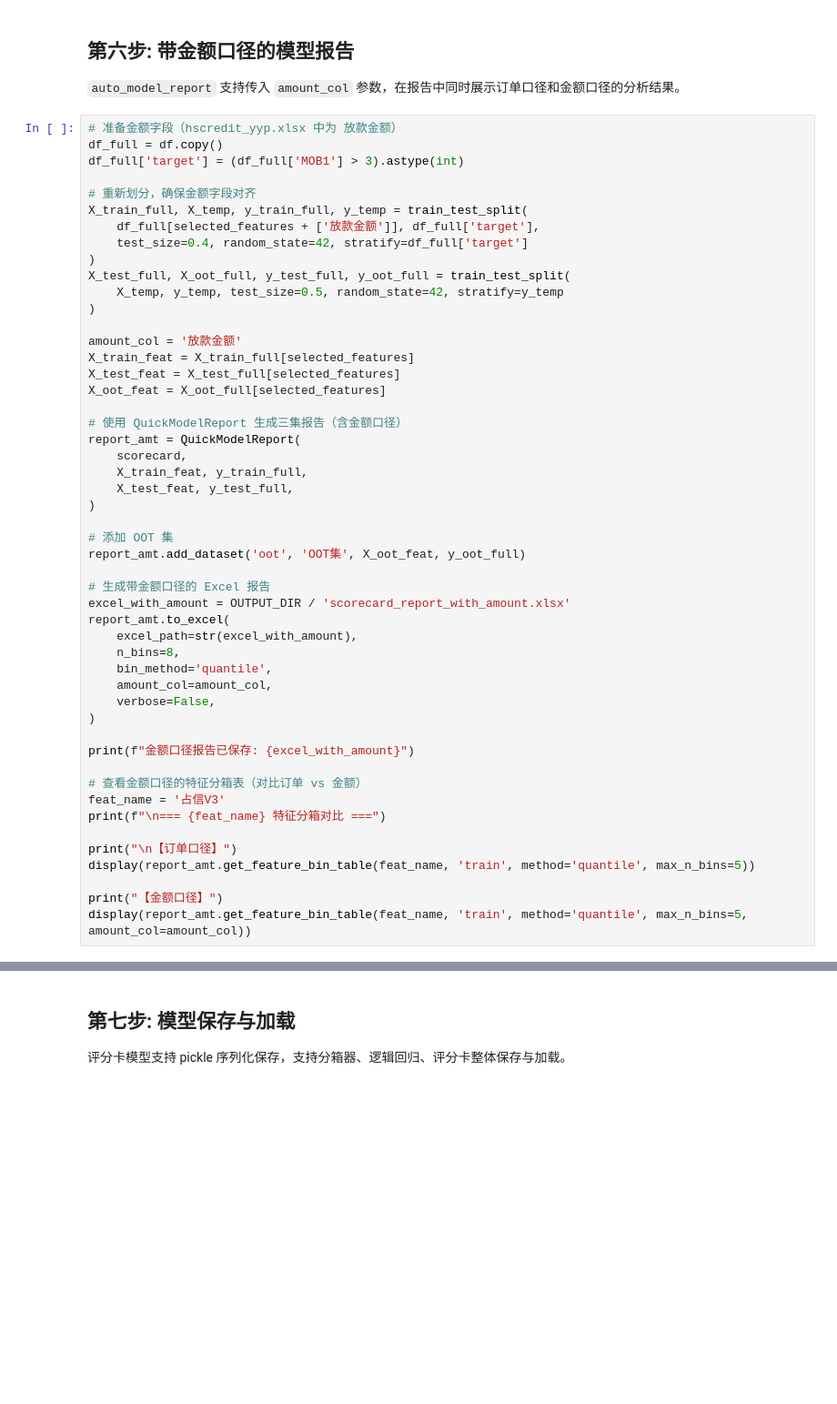
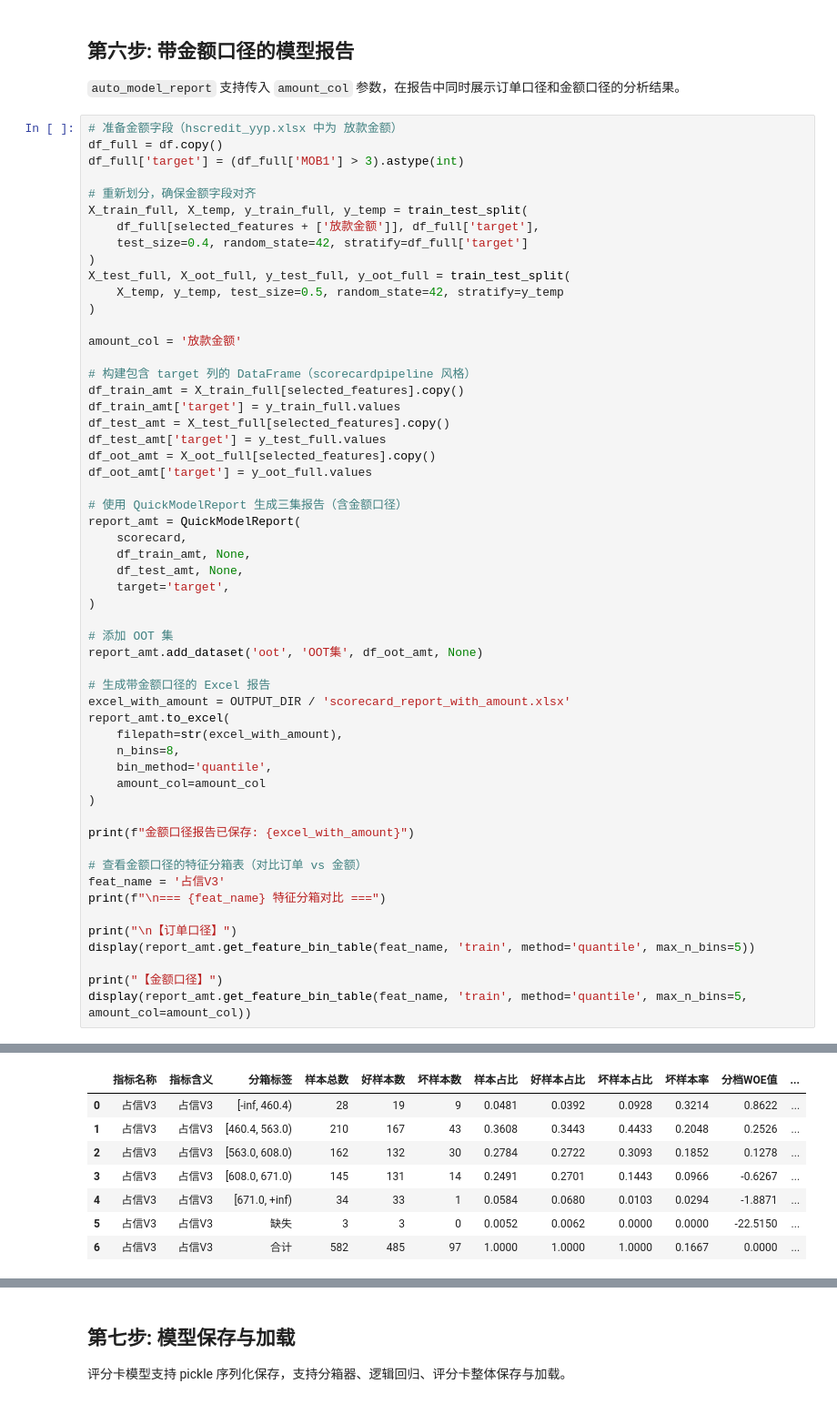
Before and after one commit to hengshu-credit/hscredit, a Jupyter notebook: examples/12_complete_workflow.ipynb, the cells around one changed output, grey strips where cells are left out. Shown at 91% size. Cells and saved outputs as stored; diff of their text form; blank space fills up the shorter version.

```diff
--- a/examples/12_complete_workflow.ipynb
+++ b/examples/12_complete_workflow.ipynb
@@ -688,28 +701,33 @@ X_test_full, X_oot_full, y_test_full, y_oot_full = train_test_split(
 )
 
 amount_col = '放款金额'
-X_train_feat = X_train_full[selected_features]
-X_test_feat = X_test_full[selected_features]
-X_oot_feat = X_oot_full[selected_features]
+
+# 构建包含 target 列的 DataFrame（scorecardpipeline 风格）
+df_train_amt = X_train_full[selected_features].copy()
+df_train_amt['target'] = y_train_full.values
+df_test_amt = X_test_full[selected_features].copy()
+df_test_amt['target'] = y_test_full.values
+df_oot_amt = X_oot_full[selected_features].copy()
+df_oot_amt['target'] = y_oot_full.values
 
 # 使用 QuickModelReport 生成三集报告（含金额口径）
 report_amt = QuickModelReport(
     scorecard,
-    X_train_feat, y_train_full,
-    X_test_feat, y_test_full,
+    df_train_amt, None,
+    df_test_amt, None,
+    target='target',
 )
 
 # 添加 OOT 集
-report_amt.add_dataset('oot', 'OOT集', X_oot_feat, y_oot_full)
+report_amt.add_dataset('oot', 'OOT集', df_oot_amt, None)
 
 # 生成带金额口径的 Excel 报告
 excel_with_amount = OUTPUT_DIR / 'scorecard_report_with_amount.xlsx'
 report_amt.to_excel(
-    excel_path=str(excel_with_amount),
+    filepath=str(excel_with_amount),
     n_bins=8,
     bin_method='quantile',
-    amount_col=amount_col,
-    verbose=False,
+    amount_col=amount_col
 )
 
 print(f"金额口径报告已保存: {excel_with_amount}")
@@ -723,3 +741,4 @@ display(report_amt.get_feature_bin_table(feat_name, 'train', method='quantile',
 
 print("【金额口径】")
 display(report_amt.get_feature_bin_table(feat_name, 'train', method='quantile', max_n_bins=5, amount_col=amount_col))
+# %% [output]
@@ -725,0 +751,8 @@ display(report_amt.get_feature_bin_table(feat_name, 'train', method='quantile',
+|  | 指标名称 | 指标含义 | 分箱标签 | 样本总数 | 好样本数 | 坏样本数 | 样本占比 | 好样本占比 | 坏样本占比 | 坏样本率 | 分档WOE值 | ... |
+| 0 | 占信V3 | 占信V3 | [-inf, 460.4) | 28 | 19 | 9 | 0.0481 | 0.0392 | 0.0928 | 0.3214 | 0.8622 | ... |
+| 1 | 占信V3 | 占信V3 | [460.4, 563.0) | 210 | 167 | 43 | 0.3608 | 0.3443 | 0.4433 | 0.2048 | 0.2526 | ... |
+| 2 | 占信V3 | 占信V3 | [563.0, 608.0) | 162 | 132 | 30 | 0.2784 | 0.2722 | 0.3093 | 0.1852 | 0.1278 | ... |
+| 3 | 占信V3 | 占信V3 | [608.0, 671.0) | 145 | 131 | 14 | 0.2491 | 0.2701 | 0.1443 | 0.0966 | -0.6267 | ... |
+| 4 | 占信V3 | 占信V3 | [671.0, +inf) | 34 | 33 | 1 | 0.0584 | 0.0680 | 0.0103 | 0.0294 | -1.8871 | ... |
+| 5 | 占信V3 | 占信V3 | 缺失 | 3 | 3 | 0 | 0.0052 | 0.0062 | 0.0000 | 0.0000 | -22.5150 | ... |
+| 6 | 占信V3 | 占信V3 | 合计 | 582 | 485 | 97 | 1.0000 | 1.0000 | 1.0000 | 0.1667 | 0.0000 | ... |
```
Also changed, not shown: parts of 18 cells of this notebook, 4 other files.
